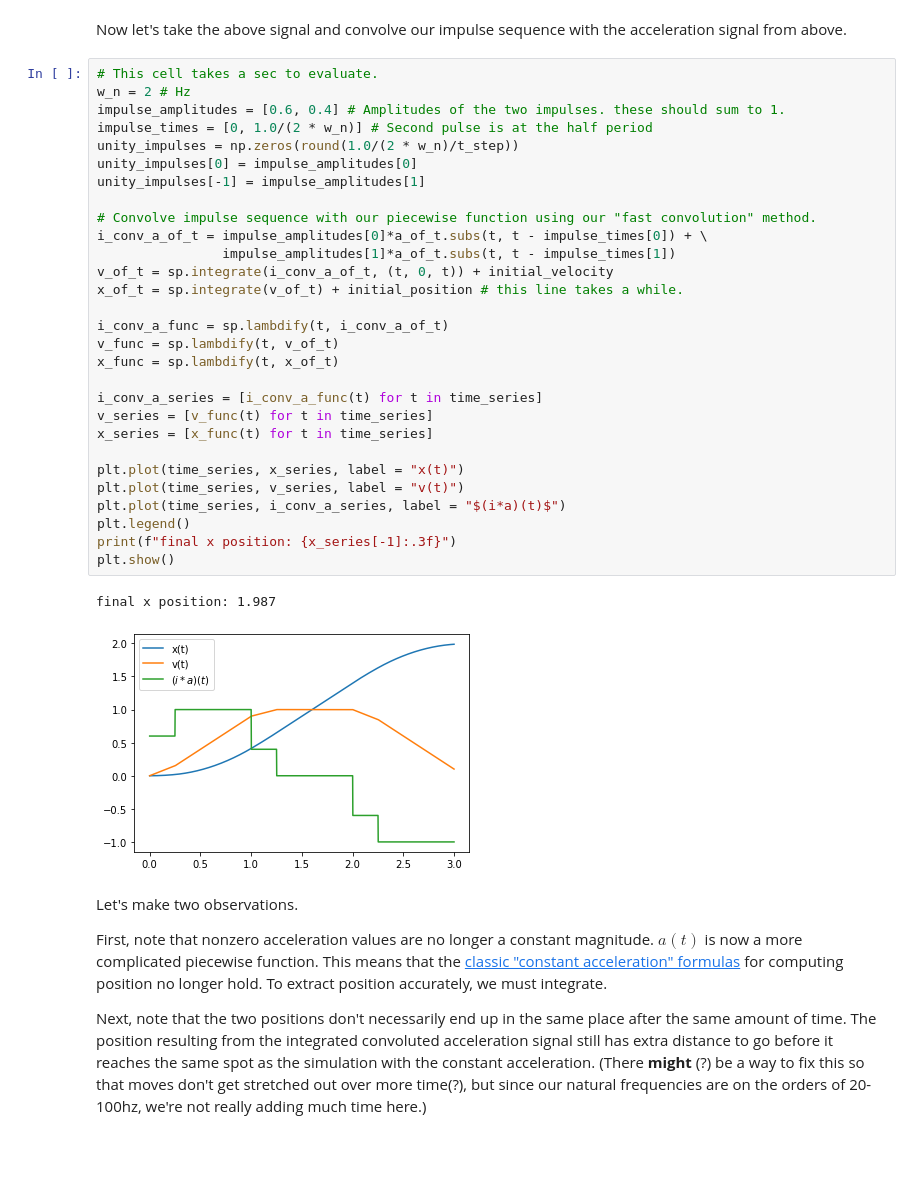
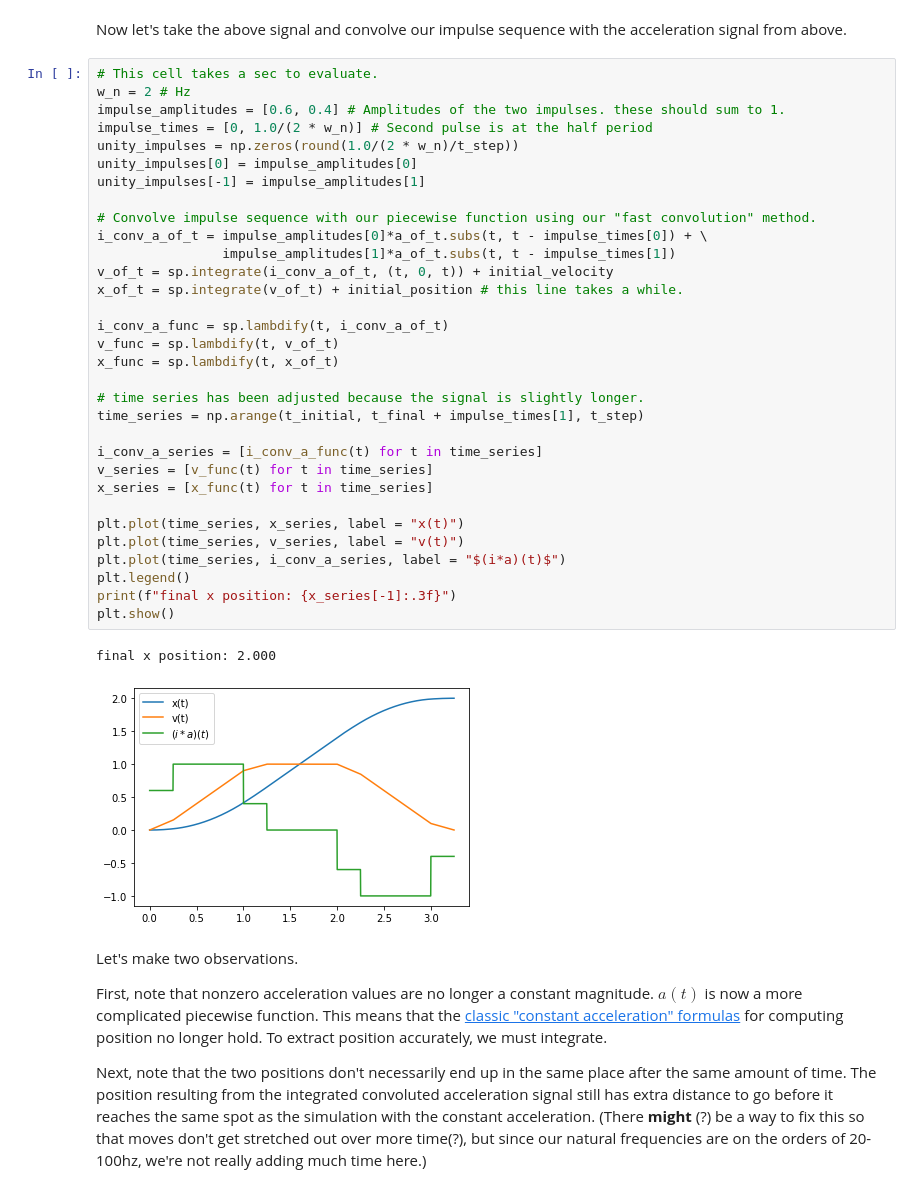
Before and after one commit to Poofjunior/input_shaping_notes, a Jupyter notebook: input_shaping_and_modifying_kinematics.ipynb, the cells around one changed output. Cells and saved outputs as stored; diff of their text form; blank space fills up the shorter version.

```diff
--- a/input_shaping_and_modifying_kinematics.ipynb
+++ b/input_shaping_and_modifying_kinematics.ipynb
@@ -230,35 +230,38 @@ Now let's take the above signal and convolve our impulse sequence with the accel
 # %%
 # This cell takes a sec to evaluate.
 w_n = 2 # Hz
 impulse_amplitudes = [0.6, 0.4] # Amplitudes of the two impulses. these should sum to 1.
 impulse_times = [0, 1.0/(2 * w_n)] # Second pulse is at the half period
 unity_impulses = np.zeros(round(1.0/(2 * w_n)/t_step))
 unity_impulses[0] = impulse_amplitudes[0]
 unity_impulses[-1] = impulse_amplitudes[1]
 
 # Convolve impulse sequence with our piecewise function using our "fast convolution" method.
 i_conv_a_of_t = impulse_amplitudes[0]*a_of_t.subs(t, t - impulse_times[0]) + \
                 impulse_amplitudes[1]*a_of_t.subs(t, t - impulse_times[1])
 v_of_t = sp.integrate(i_conv_a_of_t, (t, 0, t)) + initial_velocity
 x_of_t = sp.integrate(v_of_t) + initial_position # this line takes a while.
 
 i_conv_a_func = sp.lambdify(t, i_conv_a_of_t)
 v_func = sp.lambdify(t, v_of_t)
 x_func = sp.lambdify(t, x_of_t)
 
+# time series has been adjusted because the signal is slightly longer.
+time_series = np.arange(t_initial, t_final + impulse_times[1], t_step)
+
 i_conv_a_series = [i_conv_a_func(t) for t in time_series]
 v_series = [v_func(t) for t in time_series]
 x_series = [x_func(t) for t in time_series]
 
 plt.plot(time_series, x_series, label = "x(t)")
 plt.plot(time_series, v_series, label = "v(t)")
 plt.plot(time_series, i_conv_a_series, label = "$(i*a)(t)$")
 plt.legend()
 print(f"final x position: {x_series[-1]:.3f}")
 plt.show()
 # %% [output]
-final x position: 1.987
+final x position: 2.000
-[figure, old version]
+[figure, new version]
 # %% [markdown]
 Let's make two observations.
 
```
Also changed, not shown: parts of 2 cells of this notebook, 1 other file.
